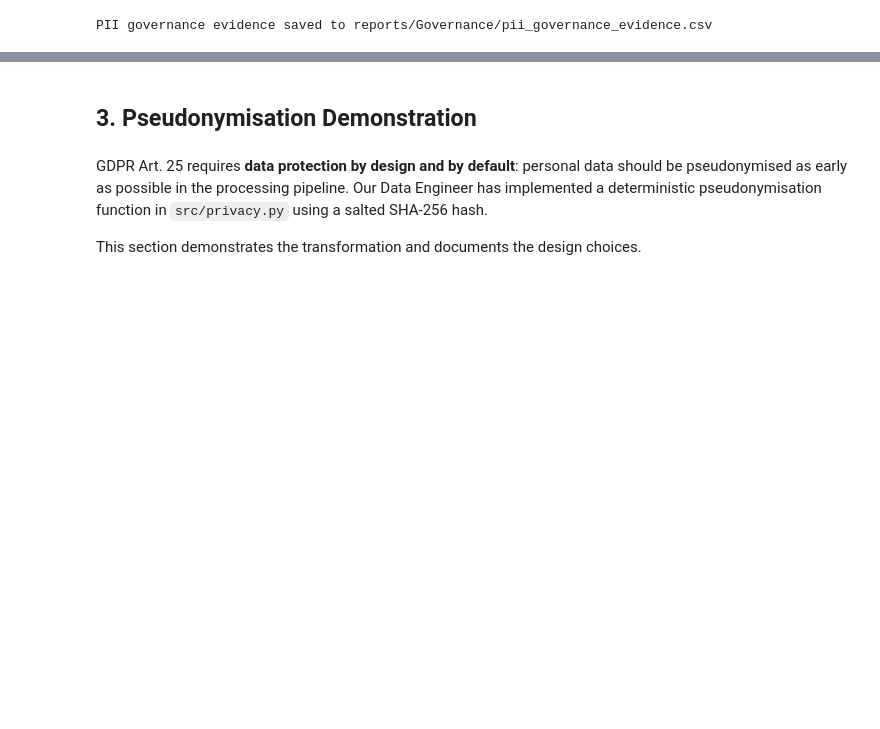
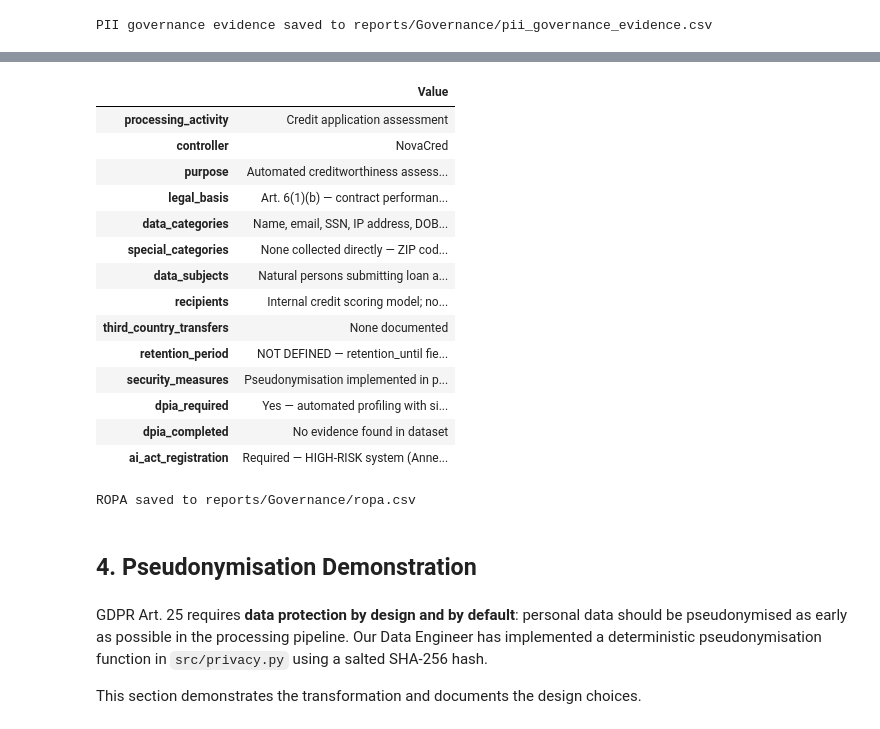
Before and after one commit to msusanrocha/DEGO_Project_Group03, a Jupyter notebook: notebooks/03-privacy-demo.ipynb, the cells around one changed output, grey strips where cells are left out. Saved outputs shown, nothing was run; the diff lists cells and outputs as text; code cells hidden in the pictures; blank space fills up the shorter version.

```diff
--- a/notebooks/03-privacy-demo.ipynb
+++ b/notebooks/03-privacy-demo.ipynb
@@ -108,5 +114,51 @@ PII governance evidence saved to reports/Governance/pii_governance_evidence.csv
+# %%
+# Art. 30 requires the ROPA to document: controller identity, processing purpose,
+# legal basis, data categories, data subjects, recipients, retention, and security measures
+# Fields marked UNCONFIRMED or NOT DEFINED reflect gaps found in this audit
+ropa = pd.DataFrame([{
+    'processing_activity': 'Credit application assessment',
+    'controller':          'NovaCred',
+    'purpose':             'Automated creditworthiness assessment for loan approval decisions',
+    'legal_basis':         'Art. 6(1)(b) — contract performance (UNCONFIRMED: consent_timestamp absent — GAP-001)',
+    'data_categories':     'Name, email, SSN, IP address, DOB, gender, ZIP code, '
+                           'financial data (income, DTI, savings, credit history), spending behaviour',
+    'special_categories':  'None collected directly — ZIP code may act as ethnic proxy (Art. 9 risk)',
+    'data_subjects':       'Natural persons submitting loan applications',
+    'recipients':          'Internal credit scoring model; no third-party recipients documented',
+    'third_country_transfers': 'None documented',
+    'retention_period':    'NOT DEFINED — retention_until field absent (GAP-002)',
+    'security_measures':   'Pseudonymisation implemented in pipeline (privacy.py); '
+                           'SSN encryption pending (GAP-006)',
+    'dpia_required':       'Yes — automated profiling with significant legal effects (GDPR Art. 35)',
+    'dpia_completed':      'No evidence found in dataset',
+    'ai_act_registration': 'Required — HIGH-RISK system (Annex III §5(b)); not yet completed',
+}])
+
+# Transpose for readable single-record display
+display(ropa.T.rename(columns={0: 'Value'}))
+
+# Save to Governance reports folder
+ropa.to_csv(GOVERNANCE_DIR / 'ropa.csv', index=False)
+print('ROPA saved to reports/Governance/ropa.csv')
+# %% [output]
+|  | Value |
+| processing_activity | Credit application assessment |
+| controller | NovaCred |
+| purpose | Automated creditworthiness assess... |
+| legal_basis | Art. 6(1)(b) — contract performan... |
+| data_categories | Name, email, SSN, IP address, DOB... |
+| special_categories | None collected directly — ZIP cod... |
+| data_subjects | Natural persons submitting loan a... |
+| recipients | Internal credit scoring model; no... |
+| third_country_transfers | None documented |
+| retention_period | NOT DEFINED — retention_until fie... |
+| security_measures | Pseudonymisation implemented in p... |
+| dpia_required | Yes — automated profiling with si... |
+| dpia_completed | No evidence found in dataset |
+| ai_act_registration | Required — HIGH-RISK system (Anne... |
+ROPA saved to reports/Governance/ropa.csv
 # %% [markdown]
-## 3. Pseudonymisation Demonstration
+## 4. Pseudonymisation Demonstration
 # %% [markdown]
 GDPR Art. 25 requires **data protection by design and by default**: personal data should be pseudonymised as early as possible in the processing pipeline. Our Data Engineer has implemented a deterministic pseudonymisation function in `src/privacy.py` using a salted SHA-256 hash.
 
```
Also changed, not shown: parts of 16 cells of this notebook, 1 other file.
